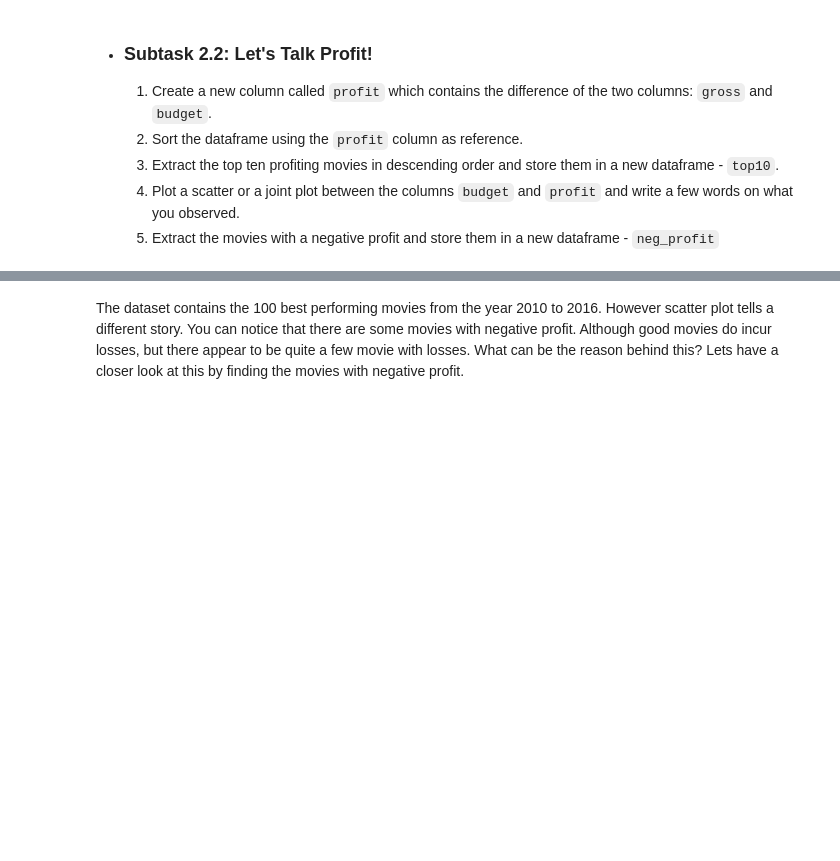
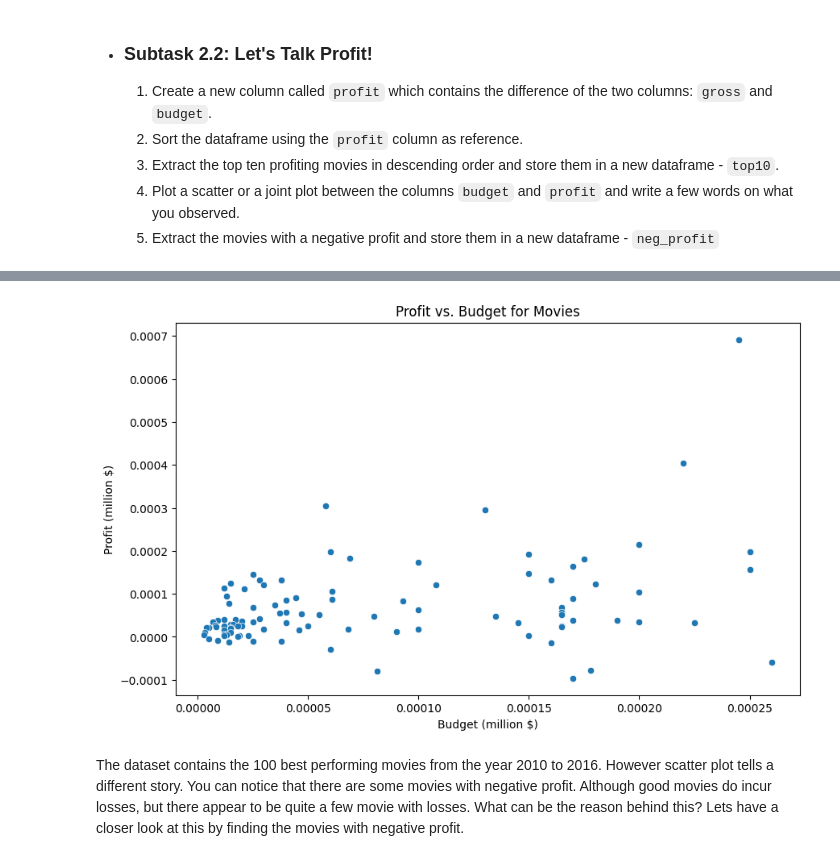
Before and after one commit to tirupari57/AI-Course, a Jupyter notebook: notebooks/visualization_imdb/IMDb+Movie+Assignment.ipynb, the cells around one changed output, grey strips where cells are left out. Saved outputs shown, nothing was run; the diff lists cells and outputs as text; code cells hidden in the pictures; blank space fills up the shorter version.

```diff
--- a/notebooks/visualization_imdb/IMDb+Movie+Assignment.ipynb
+++ b/notebooks/visualization_imdb/IMDb+Movie+Assignment.ipynb
@@ -28,3 +24,5 @@ Read the movies data file provided and store it in a dataframe `movies`.
+# %%
+movies = pd.read_csv('/content/MovieAssignmentData')
 # %% [markdown]
 - ###  Subtask 1.2: Inspect the Dataframe
 
@@ -44,4 +77,10 @@ Now that we have loaded the dataset and inspected it, we see that most of the da
 
 These numbers in the `budget` and `gross` are too big, compromising its readability. Let's convert the unit of the `budget` and `gross` columns from `$` to `million $` first.
 # %%
-# Divide the 'gross' and 'budget' columns by 1000000 to convert '$' to 'million $'
+# Divide the 'Gross' and 'budget' columns by 1000000 to convert '$' to 'million $'
+movies['Gross'] = movies['Gross'] / 1000000
+movies['budget'] = movies['budget'] / 1000000
+
+display(movies.head())
+display(movies.tail())
+display(movies['Gross'])
@@ -54,4 +122,5 @@ These numbers in the `budget` and `gross` are too big, compromising its readabil
     4. Plot a scatter or a joint plot between the columns `budget` and `profit` and write a few words on what you observed.
     5. Extract the movies with a negative profit and store them in a new dataframe - `neg_profit`
 # %%
-# Create the new column named 'profit' by subtracting the 'budget' column from the 'gross' column
+# Create the new column named 'profit' by subtracting the 'budget' column from the 'Gross' column
+movies['profit'] = movies['Gross'] - movies['budget']
@@ -58,3 +144,6 @@ These numbers in the `budget` and `gross` are too big, compromising its readabil
 # %%
 # Sort the dataframe with the 'profit' column as reference using the 'sort_values' function. Make sure to set the argument
 #'ascending' to 'False'
+movies = movies.sort_values(by='profit', ascending=False)  ## movies that bought loass on top
+display(movies.head(10)) ## hit movies
+display(movies.tail(10)) ## flop movies
@@ -65,3 +192,16 @@ These numbers in the `budget` and `gross` are too big, compromising its readabil
+# %%
+import seaborn as sns
+import matplotlib.pyplot as plt
+
+plt.figure(figsize=(10, 6))
+sns.scatterplot(x='budget', y='profit', data=movies)
+plt.title('Profit vs. Budget for Movies')
+plt.xlabel('Budget (million $)')
+plt.ylabel('Profit (million $)')
+##plt.grid(True, linestyle='--', alpha=0.7)
+plt.show()
+# %% [output]
+[figure, added]
 # %% [markdown]
 The dataset contains the 100 best performing movies from the year 2010 to 2016. However scatter plot tells a different story. You can notice that there are some movies with negative profit. Although good movies do incur losses, but there appear to be quite a few movie with losses. What can be the reason behind this? Lets have a closer look at this by finding the movies with negative profit.
 # %%
```
Also changed, not shown: parts of 11 cells of this notebook.
